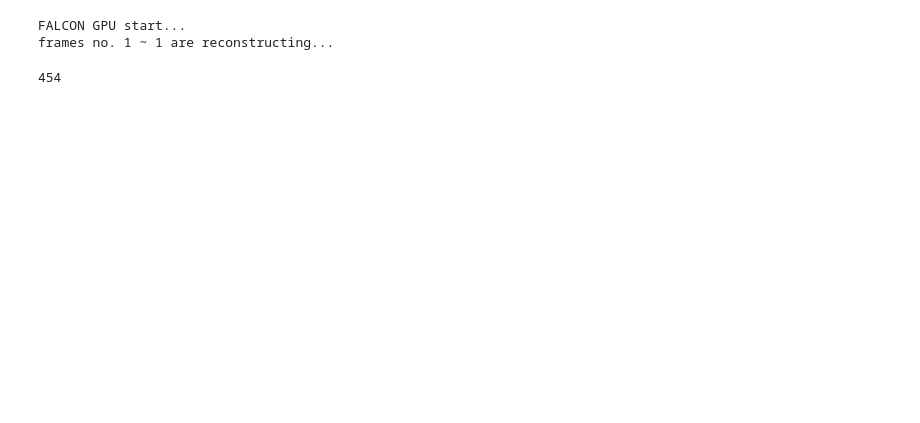
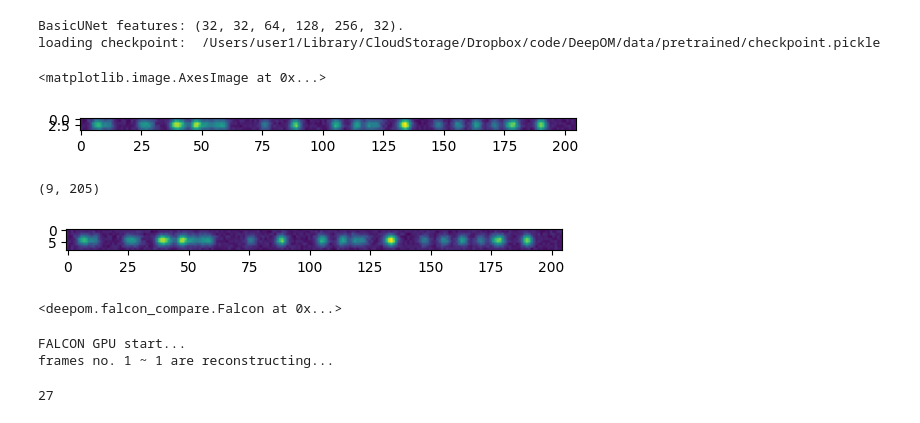
Before and after one commit to yevgenin/DeepOM, a Jupyter notebook: figures/falcon_compare.ipynb, the cells around one changed output. Saved outputs shown, nothing was run; the diff lists cells and outputs as text; code cells hidden in the pictures; blank space fills up the shorter version.

```diff
--- a/figures/falcon_compare.ipynb
+++ b/figures/falcon_compare.ipynb
@@ -42,9 +0,0 @@ plt.imshow(image)
-# %%
-result = eng.falcon(str(image_file))
-result = np.asarray(result)
-_, x, y, _, _ = result.T
-len(x)
-# %% [output]
-FALCON GPU start...
-frames no. 1 ~ 1 are reconstructing...
-454
@@ -51 +12,46 @@ frames no. 1 ~ 1 are reconstructing...
+# %%
+from deepom.localizer import LocalizerModule, default_rng, Config
+localizer_module = LocalizerModule(sparsity=2000, nominal_num_labels_fragment=32)
+localizer_module.device = "cpu"
+localizer_module.checkpoint_search_dir = Config.CHECKPOINT_SEARCH_DIR
+localizer_module.load_checkpoint = True
+localizer_module.init_ensure_module()
+# %% [output]
+BasicUNet features: (32, 32, 64, 128, 256, 32).
+loading checkpoint:  /Users/user1/Library/CloudStorage/Dropbox/code/DeepOM/data/pretrained/checkpoint.pickle
+# %%
+localizer_module.rng = default_rng(seed=4)
+
+data_item = localizer_module.make_data()
+data_item.lat_size_min = 9
+data_item.stray_density = 1e-9
+data_item.make_target()
+inference_item = localizer_module.inference_item(data_item.image[:, 2:-2, :])
+plt.imshow(inference_item.image_input)
+# %% [output]
+<matplotlib.image.AxesImage at 0x...>
+[figure, added]
+# %%
+data_dir = Path.home() / "data"
+image_file = data_dir / "image.tif"
+image = data_item.image[0]
+image = img_as_uint(image)
+mimwrite(image_file, image[None])
+plt.imshow(image)
+image.shape
+# %% [output]
+(9, 205)
+[figure, added]
+# %%
+falcon = Falcon()
+falcon.start()
+# %% [output]
+<deepom.falcon_compare.Falcon at 0x...>
+# %%
+locs = falcon(image_file)
+len(locs.x)
+# %% [output]
+FALCON GPU start...
+frames no. 1 ~ 1 are reconstructing...
+27
 # %%
```
Also changed, not shown: parts of 10 cells of this notebook, 2 other files.
